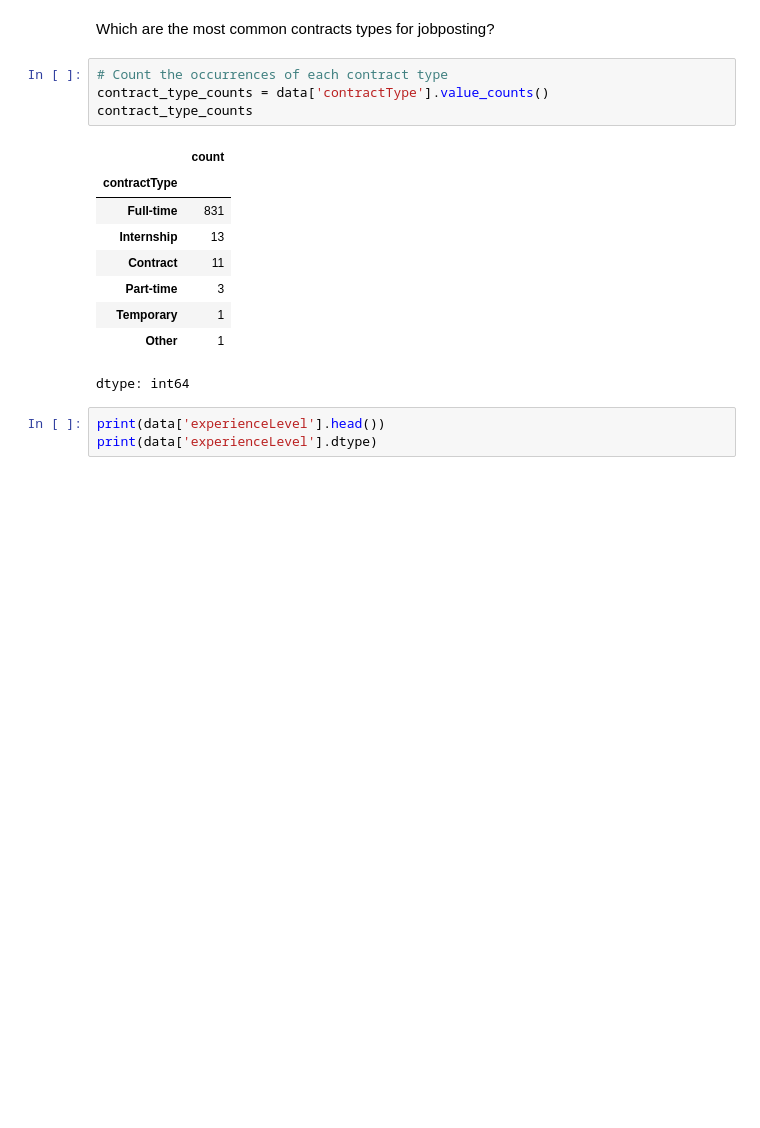
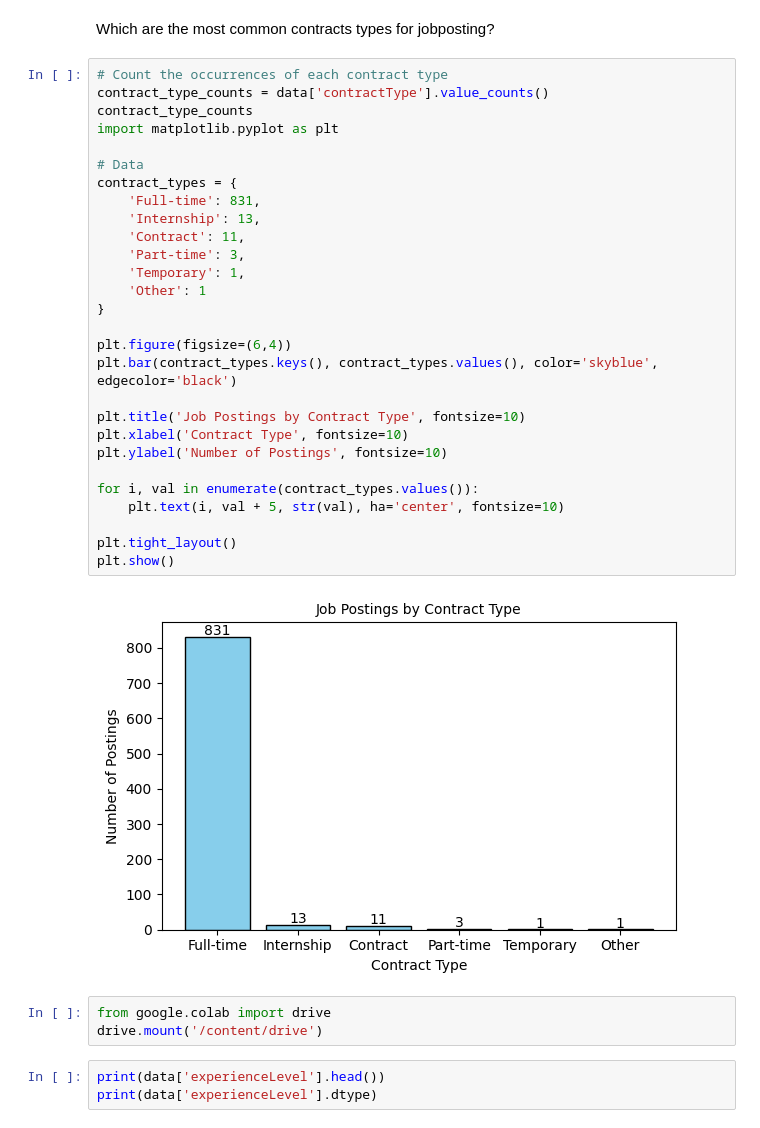
Before and after one commit to krishnx27/Linkedin-Job-analysis-using-Pyhton, a Jupyter notebook: LinkedinJobAnalysis.ipynb, the cells around one changed output. Cells and saved outputs as stored; diff of their text form; blank space fills up the shorter version.

```diff
--- a/LinkedinJobAnalysis.ipynb
+++ b/LinkedinJobAnalysis.ipynb
@@ -128,19 +173,38 @@ most_in_demand_sectors.head()
 # %% [markdown]
 Which are the most common contracts types for jobposting?
-# %%
-# Count the occurrences of each contract type
-contract_type_counts = data['contractType'].value_counts()
-contract_type_counts
-# %% [output]
-|  | count |
-| contractType |  |
-| Full-time | 831 |
-| Internship | 13 |
-| Contract | 11 |
-| Part-time | 3 |
-| Temporary | 1 |
-| Other | 1 |
-dtype: int64
+# %%
+# Count the occurrences of each contract type
+contract_type_counts = data['contractType'].value_counts()
+contract_type_counts
+import matplotlib.pyplot as plt
+
+# Data
+contract_types = {
+    'Full-time': 831,
+    'Internship': 13,
+    'Contract': 11,
+    'Part-time': 3,
+    'Temporary': 1,
+    'Other': 1
+}
+
+plt.figure(figsize=(6,4))
+plt.bar(contract_types.keys(), contract_types.values(), color='skyblue', edgecolor='black')
+
+plt.title('Job Postings by Contract Type', fontsize=10)
+plt.xlabel('Contract Type', fontsize=10)
+plt.ylabel('Number of Postings', fontsize=10)
+
+for i, val in enumerate(contract_types.values()):
+    plt.text(i, val + 5, str(val), ha='center', fontsize=10)
+
+plt.tight_layout()
+plt.show()
+# %% [output]
+[figure, added]
+# %%
+from google.colab import drive
+drive.mount('/content/drive')
 # %%
 print(data['experienceLevel'].head())
 print(data['experienceLevel'].dtype)
```
Also changed, not shown: parts of 30 cells of this notebook.
